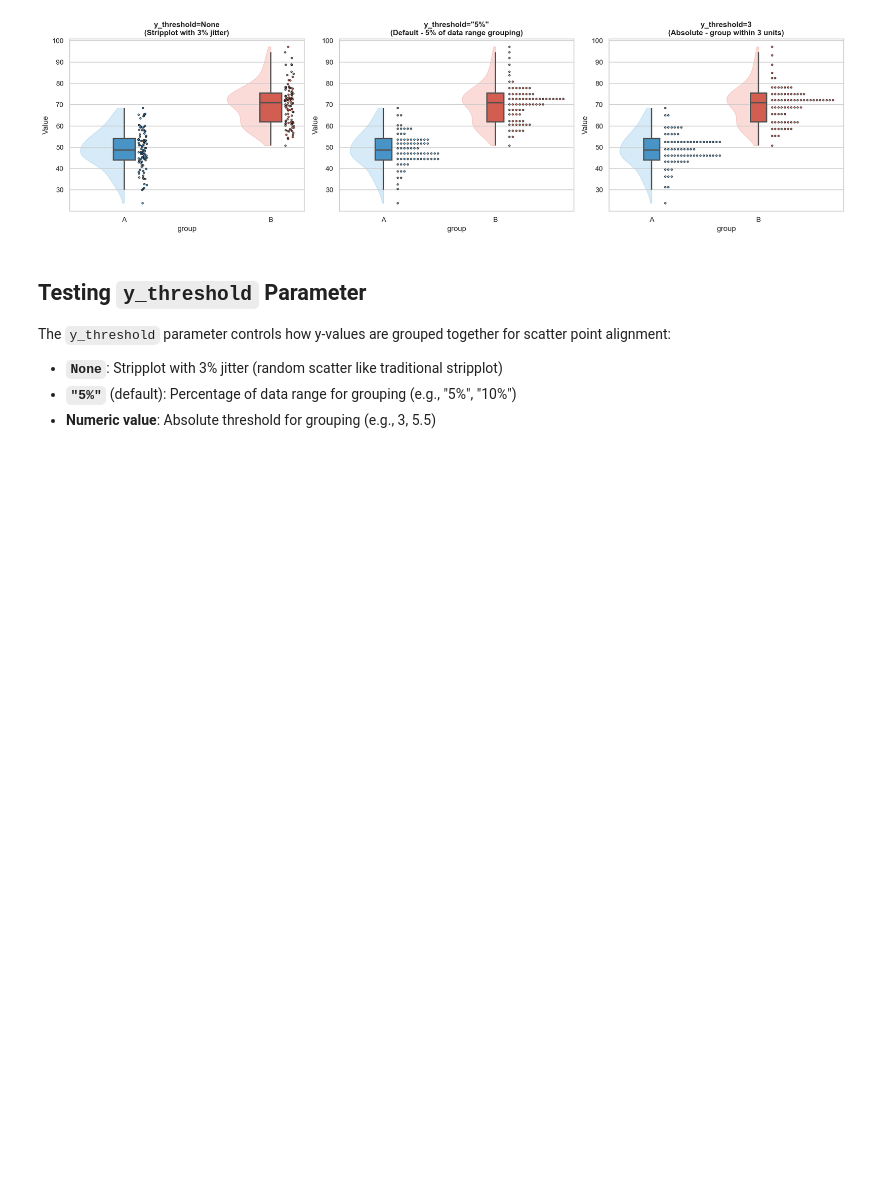
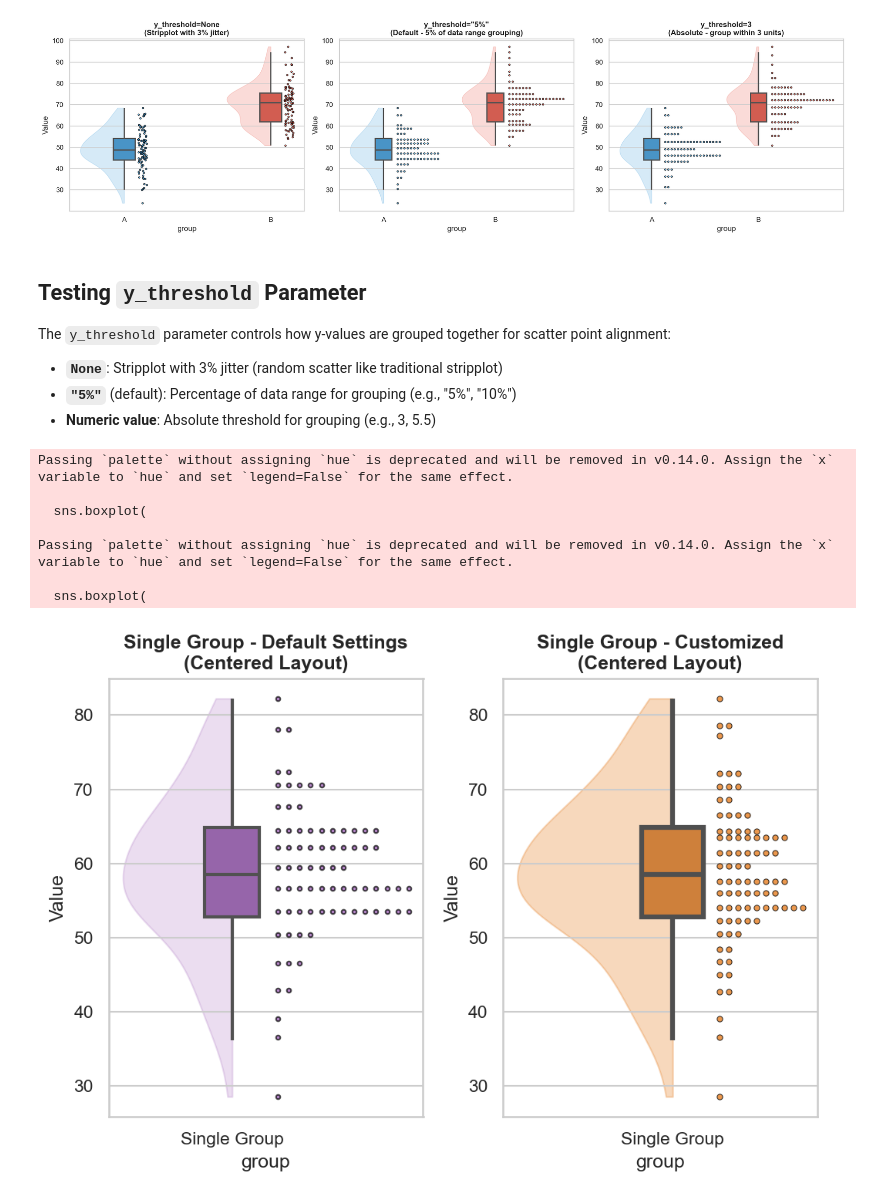
Before and after one commit to bsgarcia/raincloudpy, a Jupyter notebook: examples/customized_examples.ipynb, the cells around one changed output. Drawn from its saved outputs; the diff is of its cells as text; code cells hidden in the pictures; blank space fills up the shorter version.

Commit message:
add single group management

```diff
--- a/examples/customized_examples.ipynb
+++ b/examples/customized_examples.ipynb
@@ -260,3 +252,64 @@ The `y_threshold` parameter controls how y-values are grouped together for scatt
 - **`None`**: Stripplot with 3% jitter (random scatter like traditional stripplot)
 - **`"5%"`** (default): Percentage of data range for grouping (e.g., "5%", "10%")
 - **Numeric value**: Absolute threshold for grouping (e.g., 3, 5.5)
+# %%
+"""
+Test single group data (centered layout)
+"""
+import numpy as np
+import pandas as pd
+import matplotlib.pyplot as plt
+import seaborn as sns
+
+np.random.seed(42)
+N = 100
+
+# Create single group data
+df_single = pd.DataFrame({
+    'group': ['Single Group'] * N,
+    'value': np.random.normal(loc=60, scale=12, size=N)
+})
+
+fig, axes = plt.subplots(1, 2, figsize=(7, 5), dpi=150)
+sns.set_style("whitegrid")
+
+# Test 1: Single group with default settings
+raincloudplot(
+    data=df_single,
+    x='group',
+    y='value',
+    palette=['#9b59b6'],
+    ax=axes[0]
+)
+axes[0].set_title('Single Group - Default Settings\n(Centered Layout)', fontweight='bold')
+axes[0].set_ylabel('Value')
+
+# Test 2: Single group with custom settings
+raincloudplot(
+    data=df_single,
+    x='group',
+    y='value',
+    palette=['#e67e22'],
+    box_width=0.2,
+    violin_width=0.5,
+    dot_size=12,
+    y_threshold="3%",
+    box_kwargs={'linewidth': 3},
+    scatter_kwargs={'alpha': 0.8, 'edgecolor': 'black', 'linewidth': 0.5},
+    violin_kwargs={'alpha': 0.3},
+    ax=axes[1]
+)
+axes[1].set_title('Single Group - Customized\n(Centered Layout)', fontweight='bold')
+axes[1].set_ylabel('Value')
+
+plt.tight_layout()
+plt.show()
+# %% [output]
+Passing `palette` without assigning `hue` is deprecated and will be removed in v0.14.0. Assign the `x` variable to `hue` and set `legend=False` for the same effect.
+
+  sns.boxplot(
+
+Passing `palette` without assigning `hue` is deprecated and will be removed in v0.14.0. Assign the `x` variable to `hue` and set `legend=False` for the same effect.
+
+  sns.boxplot(
+[figure, added]
```
Also changed, not shown: parts of 2 cells of this notebook, 2 other files.
